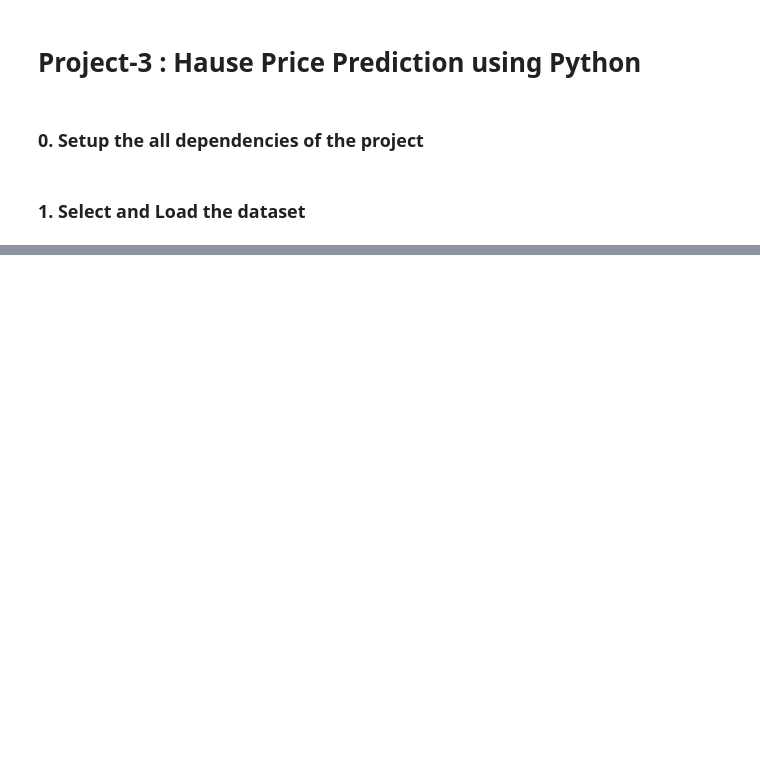
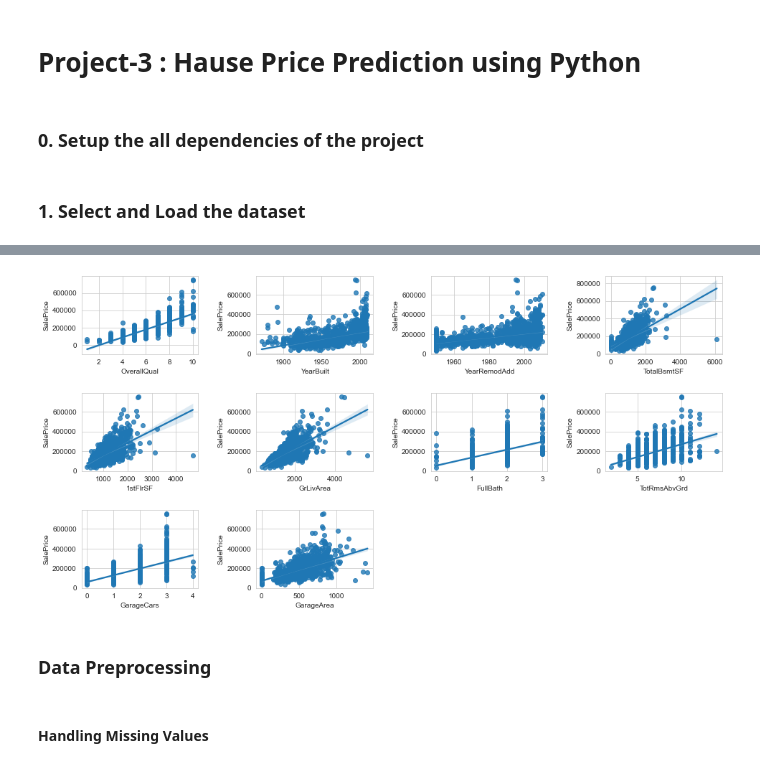
Before and after one commit to ajeetkbhardwaj/Machine-Learning-Internship-Feb-April-2024, a Jupyter notebook: Project-3 10-17 April/house price.ipynb, the cells around one changed output, grey strips where cells are left out. Cells and saved outputs as stored; diff of their text form; code cells hidden in the pictures; blank space fills up the shorter version.

```diff
--- a/Project-3 10-17 April/house price.ipynb
+++ b/Project-3 10-17 April/house price.ipynb
@@ -27,0 +253,4 @@ FileNotFoundError: [Errno 2] No such file or directory: 'Train.csv'
+# %%
+# find the unique value in dataset
+for i in df.columns:
+    print(i + "\t" + str(len(df[i].unique())))
@@ -27,0 +324,14 @@ FileNotFoundError: [Errno 2] No such file or directory: 'Train.csv'
+# %%
+# let's know the nature of the highly correlated data using regplot
+plt.figure(figsize=(16, 8))
+for i in range(len(hig_corr_features)):
+    if i <= 9:
+        plt.subplot(3, 4, i+1)
+        plt.subplots_adjust(hspace=0.5, wspace=0.5)
+        sns.regplot(data = train, x = hig_corr_features[i], y = "SalePrice")
+# %% [output]
+[figure, added]
+# %% [markdown]
+### Data Preprocessing
+# %% [markdown]
+#### Handling Missing Values
```
Also changed, not shown: parts of 98 cells of this notebook, 6 other files.
